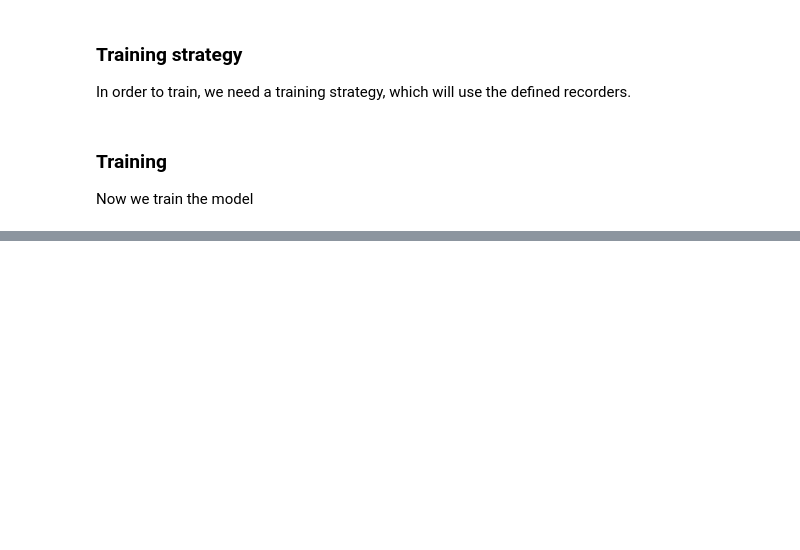
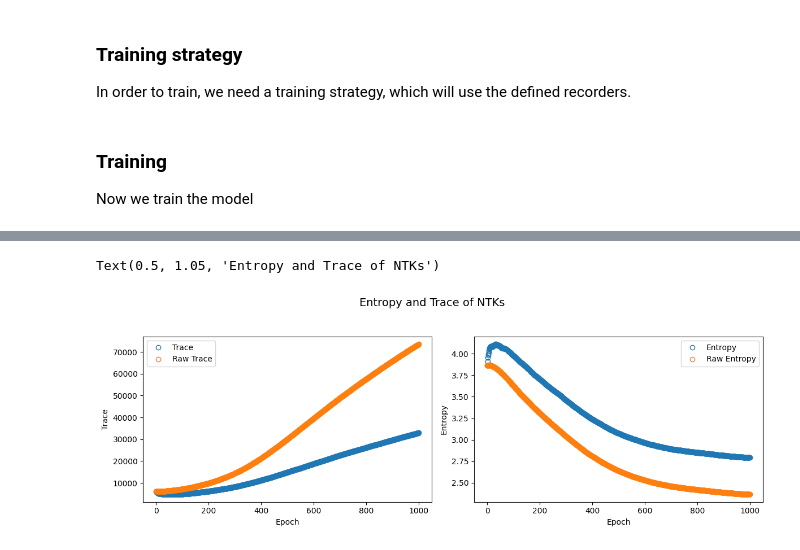
Before and after one commit to zincware/ZnNL, a Jupyter notebook: examples/Computing-Collective-Variables.ipynb, the cells around one changed output, grey strips where cells are left out. Saved outputs shown, nothing was run; the diff lists cells and outputs as text; code cells hidden in the pictures; blank space fills up the shorter version.

```diff
--- a/examples/Computing-Collective-Variables.ipynb
+++ b/examples/Computing-Collective-Variables.ipynb
@@ -188,0 +299,12 @@ plt.show()
+# %%
+# Mutliply all inverse transformations to the NTKs
+# ntk_sequence = train_report.ntk
+ntk_sequence = train_report.ntk
+rotation_sequence = np.array([p[0] for p in polar_decomposed])
+
+# unrotated_ntk_sequence = copy.deepcopy(ntk_sequence)
+# for i in range(len(unrotated_ntk_sequence)-1):
+#     for j in range(i):
+#         unrotated_ntk_sequence[i+1] = np.dot(unrotated_ntk_sequence[i+1], rotation_sequence[j])
+
+unrotated_ntk_sequence = np.array([np.dot(rotation_sequence[i].T, ntk_sequence[i]) for i in range(len(ntk_sequence))])
@@ -188,0 +317,33 @@ plt.show()
+# %%
+unrotated_ntk_sequence = np.array(unrotated_ntk_sequence)
+traced_ntk_sequence = np.array([np.trace(ntk) for ntk in unrotated_ntk_sequence])
+
+fig, axs = plt.subplots(1, 2, figsize=(12, 4), tight_layout=True)
+
+axs[0].plot(traced_ntk_sequence, 'o', mfc='None', label="Trace")
+axs[0].plot(np.array([np.trace(ntk) for ntk in train_report.ntk]), 'o', mfc='None', label="Raw Trace")
+# axs[0].set_yscale('log')
+
+# Calculate the entropy of the unrotated NTKs
+entropies = []
+for ntk in unrotated_ntk_sequence:
+    calculator = EntropyAnalysis(matrix=ntk)
+    entropy = calculator.compute_von_neumann_entropy(
+        effective=False, normalize_eig=True
+    )
+    entropies.append(entropy)
+
+axs[1].plot(entropies, 'o', mfc='None', label="Entropy")
+axs[1].plot(train_report.entropy, 'o', mfc='None', label="Raw Entropy")
+
+axs[0].set_xlabel("Epoch")
+axs[1].set_xlabel("Epoch")
+axs[0].set_ylabel("Trace")
+axs[1].set_ylabel("Entropy")
+axs[0].legend()
+axs[1].legend()
+# Set title in the middle of the figure
+fig.suptitle("Entropy and Trace of NTKs", y=1.05, fontsize=14)
+# %% [output]
+Text(0.5, 1.05, 'Entropy and Trace of NTKs')
+[figure, added]
```
Also changed, not shown: parts of 48 cells of this notebook.
